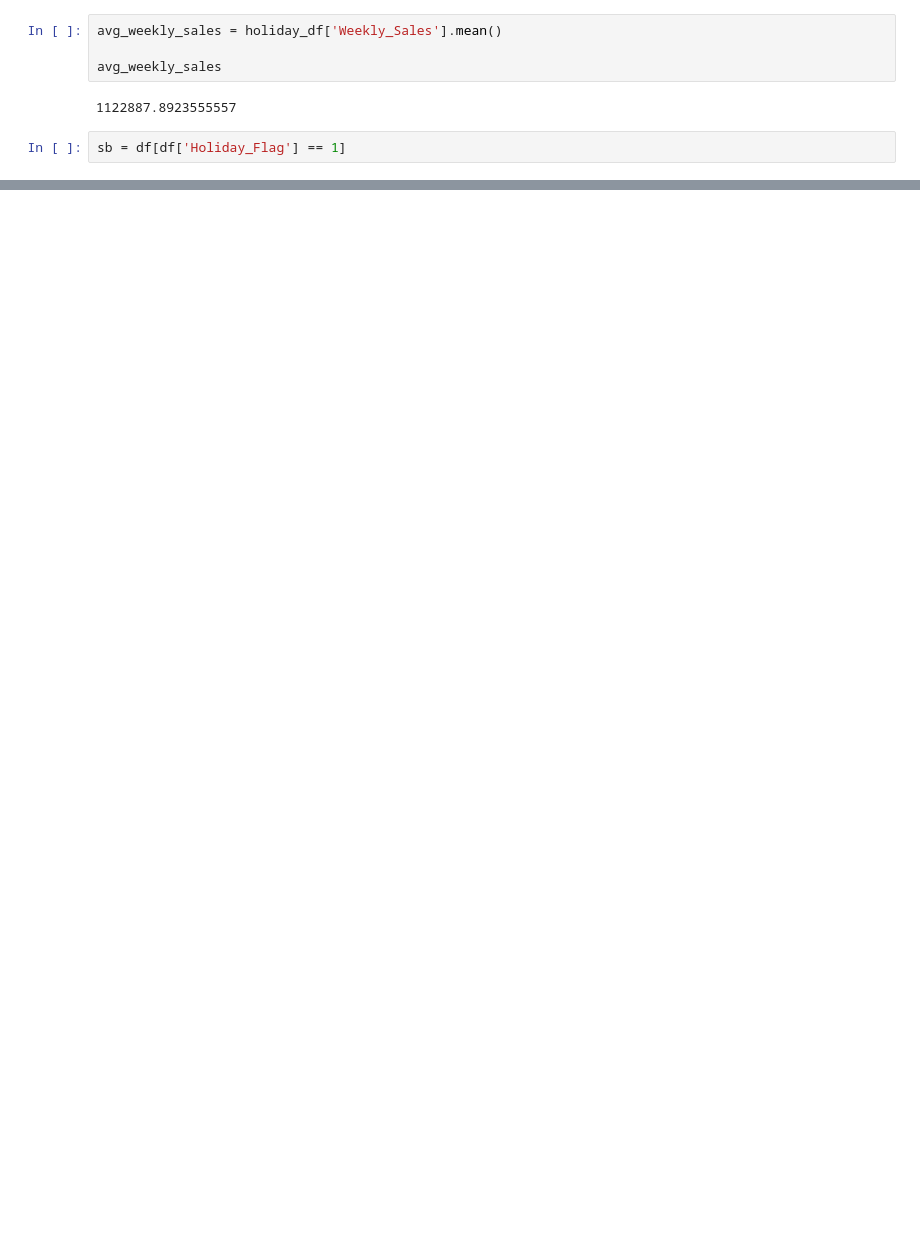
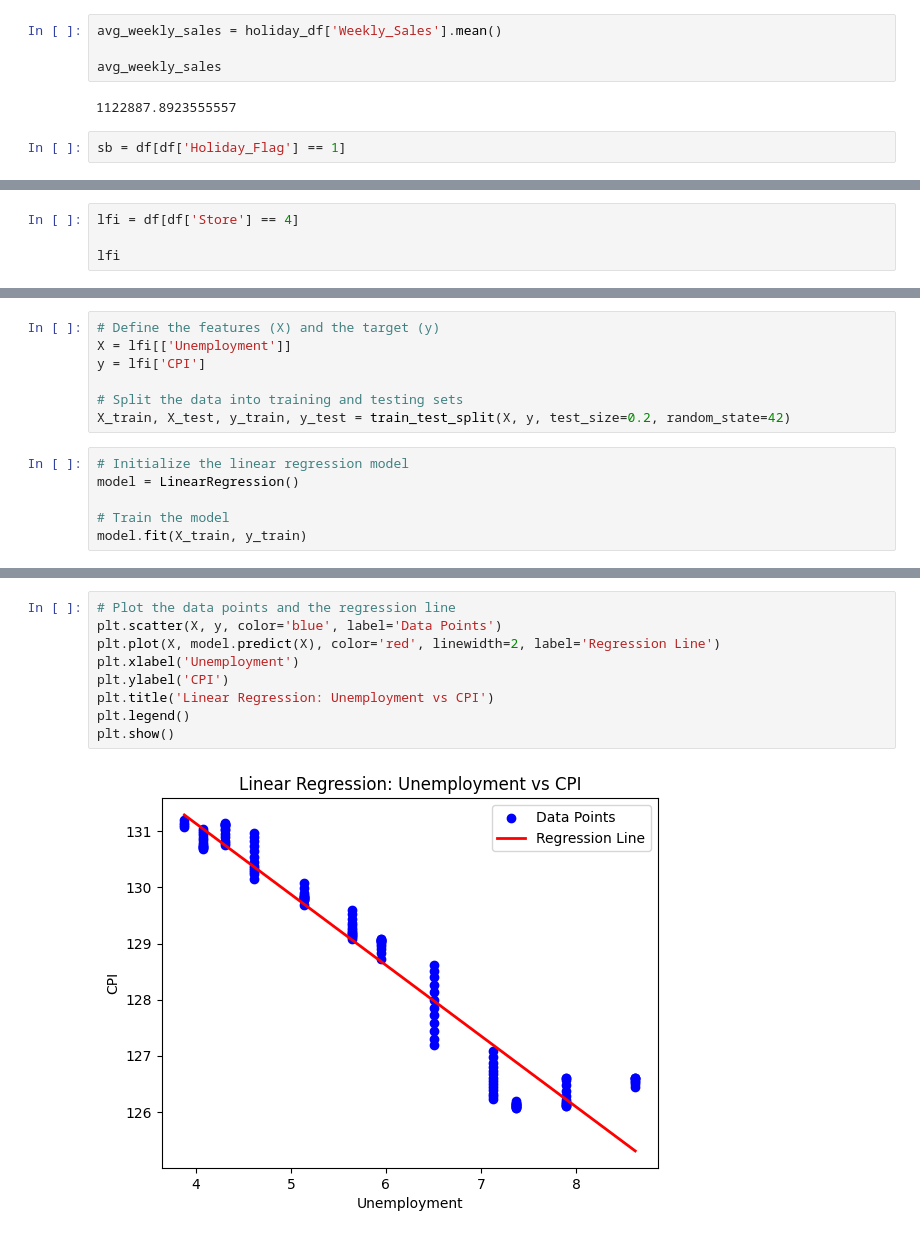
Before and after one commit to nattyta/walmart-sales, a Jupyter notebook: practice.ipynb, the cells around one changed output, grey strips where cells are left out. Cells and saved outputs as stored; diff of their text form; blank space fills up the shorter version.

```diff
--- a/practice.ipynb
+++ b/practice.ipynb
@@ -244,0 +328,4 @@ The holiday with the most significant impact on weekly sales is '11-25', with an
+# %%
+lfi = df[df['Store'] == 4]
+
+lfi
@@ -244,0 +454,13 @@ The holiday with the most significant impact on weekly sales is '11-25', with an
+# %%
+# Define the features (X) and the target (y)
+X = lfi[['Unemployment']]
+y = lfi['CPI']
+
+# Split the data into training and testing sets
+X_train, X_test, y_train, y_test = train_test_split(X, y, test_size=0.2, random_state=42)
+# %%
+# Initialize the linear regression model
+model = LinearRegression()
+
+# Train the model
+model.fit(X_train, y_train)
@@ -244,0 +482,11 @@ The holiday with the most significant impact on weekly sales is '11-25', with an
+# %%
+# Plot the data points and the regression line
+plt.scatter(X, y, color='blue', label='Data Points')
+plt.plot(X, model.predict(X), color='red', linewidth=2, label='Regression Line')
+plt.xlabel('Unemployment')
+plt.ylabel('CPI')
+plt.title('Linear Regression: Unemployment vs CPI')
+plt.legend()
+plt.show()
+# %% [output]
+[figure, added]
```
Also changed, not shown: parts of 29 cells of this notebook.
